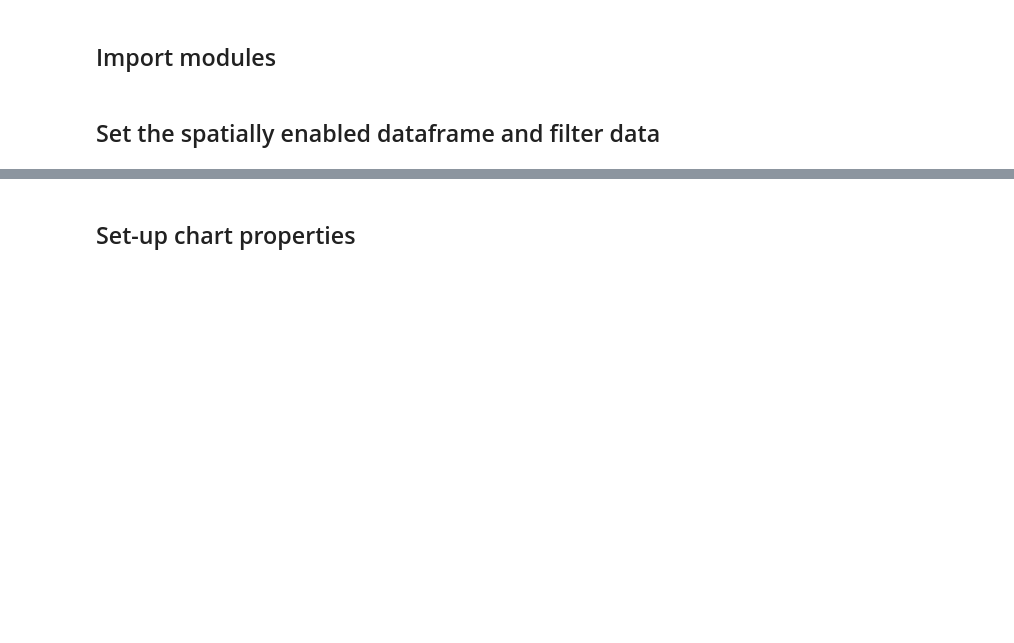
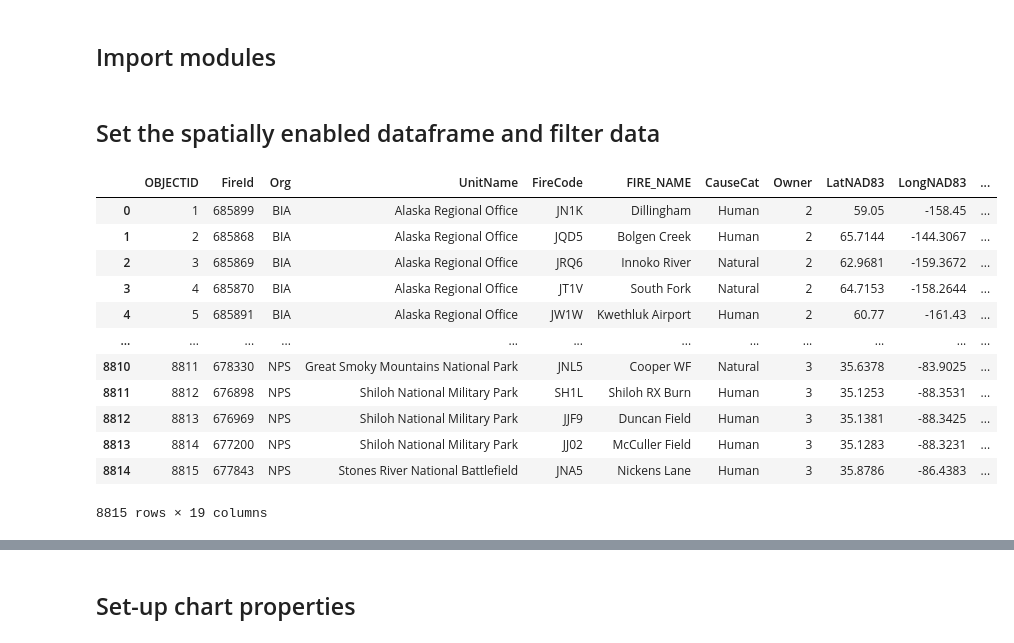
Before and after one commit to bebenGP/selfstudy-arcgisforpython, a Jupyter notebook: belajar_arcgis_for_python/VisualPythonAPI/VisualPythonAPI/CreateCharts.ipynb, the cells around one changed output, grey strips where cells are left out. Saved outputs shown, nothing was run; the diff lists cells and outputs as text; code cells hidden in the pictures; blank space fills up the shorter version.

```diff
--- a/belajar_arcgis_for_python/VisualPythonAPI/VisualPythonAPI/CreateCharts.ipynb
+++ b/belajar_arcgis_for_python/VisualPythonAPI/VisualPythonAPI/CreateCharts.ipynb
@@ -12,0 +13,16 @@ sedf = pd.DataFrame.spatial.from_featureclass(r'C:\EsriTraining\VisualPythonAPI\
+# %%
+sedf
+# %% [output]
+|  | OBJECTID | FireId | Org | UnitName | FireCode | FIRE_NAME | CauseCat | Owner | LatNAD83 | LongNAD83 | ... |
+| 0 | 1 | 685899 | BIA | Alaska Regional Office | JN1K | Dillingham | Human | 2 | 59.05 | -158.45 | ... |
+| 1 | 2 | 685868 | BIA | Alaska Regional Office | JQD5 | Bolgen Creek | Human | 2 | 65.7144 | -144.3067 | ... |
+| 2 | 3 | 685869 | BIA | Alaska Regional Office | JRQ6 | Innoko River | Natural | 2 | 62.9681 | -159.3672 | ... |
+| 3 | 4 | 685870 | BIA | Alaska Regional Office | JT1V | South Fork | Natural | 2 | 64.7153 | -158.2644 | ... |
+| 4 | 5 | 685891 | BIA | Alaska Regional Office | JW1W | Kwethluk Airport | Human | 2 | 60.77 | -161.43 | ... |
+| ... | ... | ... | ... | ... | ... | ... | ... | ... | ... | ... | ... |
+| 8810 | 8811 | 678330 | NPS | Great Smoky Mountains National Park | JNL5 | Cooper WF | Natural | 3 | 35.6378 | -83.9025 | ... |
+| 8811 | 8812 | 676898 | NPS | Shiloh National Military Park | SH1L | Shiloh RX Burn | Human | 3 | 35.1253 | -88.3531 | ... |
+| 8812 | 8813 | 676969 | NPS | Shiloh National Military Park | JJF9 | Duncan Field | Human | 3 | 35.1381 | -88.3425 | ... |
+| 8813 | 8814 | 677200 | NPS | Shiloh National Military Park | JJ02 | McCuller Field | Human | 3 | 35.1283 | -88.3231 | ... |
+| 8814 | 8815 | 677843 | NPS | Stones River National Battlefield | JNA5 | Nickens Lane | Human | 3 | 35.8786 | -86.4383 | ... |
+8815 rows × 19 columns
```
Also changed, not shown: parts of 6 cells of this notebook, 3 other files.
